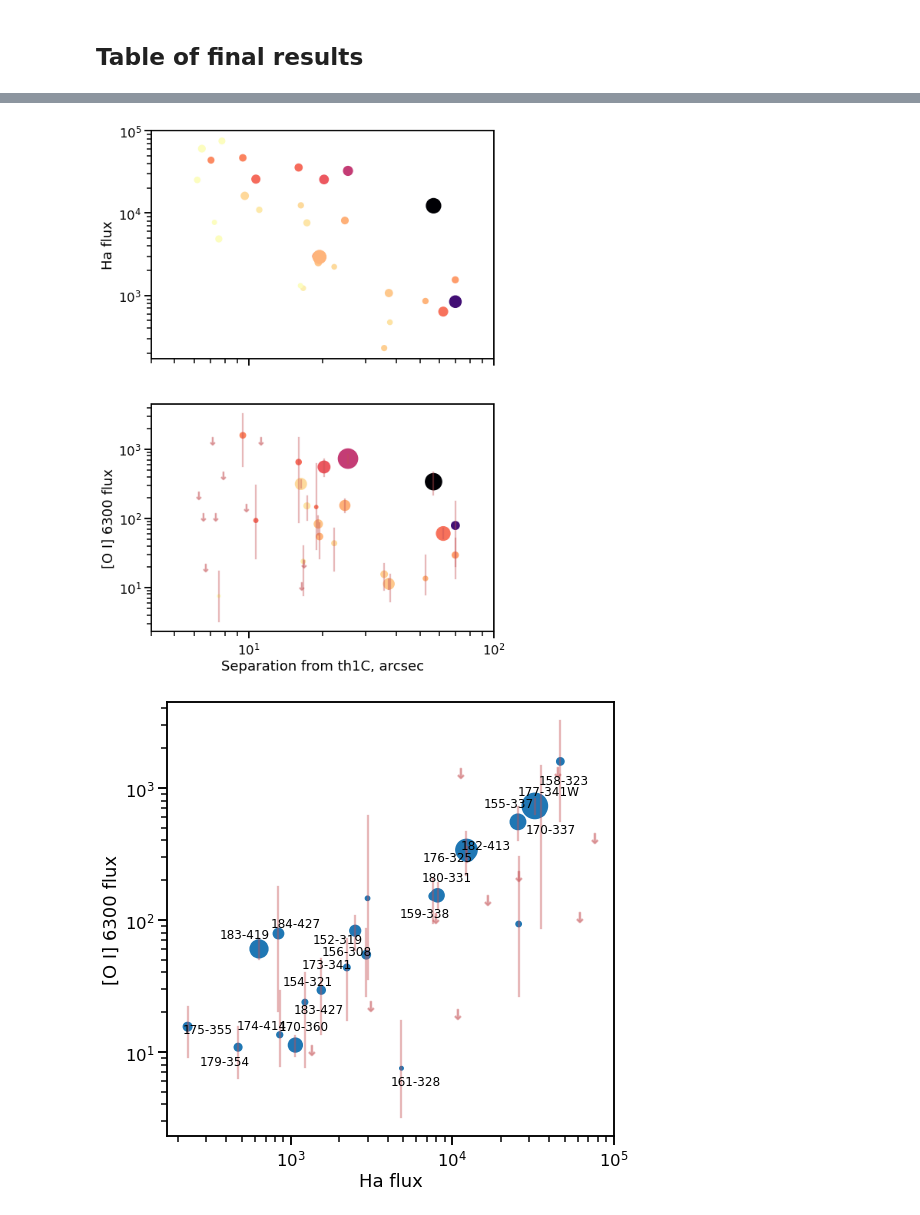
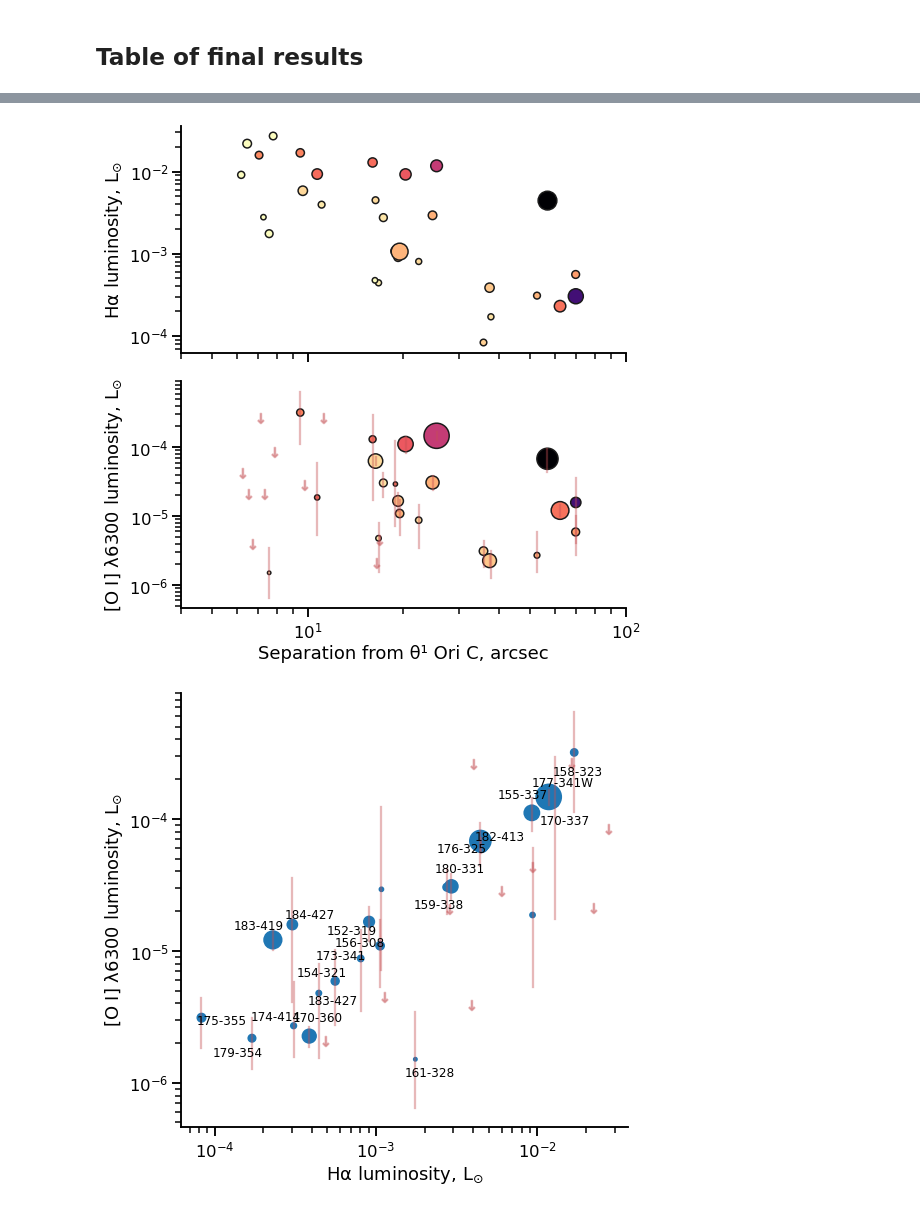
Before and after one commit to will-henney/neutral-proplyds, a Jupyter notebook: notebooks/02-all-proplyds-PC.ipynb, the cells around one changed output, grey strips where cells are left out. Saved outputs shown, nothing was run; the diff lists cells and outputs as text; code cells hidden in the pictures.

Commit message:
Finish the absolute calibration and save some figures

```diff
--- a/notebooks/02-all-proplyds-PC.ipynb
+++ b/notebooks/02-all-proplyds-PC.ipynb
@@ -799,0 +807,3 @@ OK, that seems to be working more or less as designed.
+# %%
+F0_oi = 3.822e-17 * u.erg / u.s / u.cm**2
+F0_ha = 6.86e-17 * u.erg / u.s / u.cm**2
@@ -811,10 +829,10 @@ for row in source_table:
         {
             "Name": pres.pp.name.split()[0],
             "Sep": row["Sep"],
-            "F_ha": pres.flux_ha,
-            "F_oi": pres.flux_oi,
-            "F_oi_lo": pres.flux_oi_lo,
-            "F_oi_hi": pres.flux_oi_hi,
+            "L_ha": pres.flux_ha * L0_ha,
+            "L_oi": pres.flux_oi * L0_oi,
+            "L_oi_lo": pres.flux_oi_lo * L0_oi,
+            "L_oi_hi": pres.flux_oi_hi * L0_oi,
             "F_cont": pres.flux_cont,
             "r_ha": pres.r_ha * u.arcsec,
             "r_oi": pres.r_oi * u.arcsec,
@@ -826,9 +844,9 @@ results_table = QTable(results)
 results_table.add_index("Name")
 for col in results_table.itercols():
     if col.info.unit == "arcsec":
-        col.info.format = ".2f"
-    if col.info.name.startswith("F_"):
-        col.info.format = ".3g"
+        col.info.format = ".3f"
+    if col.info.name[:2] in ["F_", "L_"]:
+        col.info.format = ".3e"
     if col.info.name in ["s/n"]:
         col.info.format = ".2f"
 # %%
@@ -850,7 +868,7 @@ F_oi_hi float64           .3g   Column     0
     s/n float64           .2f   Column     1
 # %%
-upper_limits = results_table["F_oi_lo"] <= 0.0
-results_table["F_oi"][upper_limits] = np.nan
+upper_limits = results_table["L_oi_lo"] <= 0.0
+results_table["L_oi"][upper_limits] = np.nan
 invalid_cont = results_table["F_cont"] <= 0.0
 results_table["F_cont"][invalid_cont] = np.nan
 # %%
@@ -878,47 +896,51 @@ QTable length=33
 # %%
-fig, axes = plt.subplots(2, 1, sharex=True, figsize=(8, 12))
+fig, axes = plt.subplots(2, 1, sharex=True, figsize=(8, 8))
 axes[0].scatter(
     "Sep",
-    "F_ha",
+    "L_ha",
     data=results_table,
     s=30 * results_table["r_ha"] / 0.05,
     c="r_oi",
     cmap="magma_r",
+    edgecolor="k",
 )
 axes[1].scatter(
     "Sep",
-    "F_oi",
+    "L_oi",
     data=results_table,
     s=30 * results_table["s/n"] * results_table["r_oi"] / 0.05,
     c="r_oi",
     cmap="magma_r",
+    edgecolor="k",
 )
 for row in results_table:
-    if np.isfinite(row["F_oi"]):
+    if np.isfinite(row["L_oi"]):
         axes[1].plot(
             [row["Sep"].value, row["Sep"].value],
-            [row["F_oi_lo"], row["F_oi_hi"]],
+            [row["L_oi_lo"].value, row["L_oi_hi"].value],
             color="r",
             alpha=0.4,
         )
     else:
         axes[1].scatter(
             row["Sep"].value,
-            row["F_oi_hi"],
+            row["L_oi_hi"].value,
             marker="$\downarrow$",
             color="r",
             s=100,
             alpha=0.4,
         )
 for ax in axes:
     ax.set(
         xscale="log",
         yscale="log",
         xlim=[4.0, 100.0],
     )
-axes[-1].set_xlabel("Separation from th1C, arcsec")
-axes[0].set_ylabel("Ha flux")
-axes[1].set_ylabel("[O I] 6300 flux")
+axes[-1].set_xlabel("Separation from θ¹ Ori C, arcsec")
+axes[0].set_ylabel("Hα luminosity, L$_⊙$")
+axes[1].set_ylabel("[O I] λ6300 luminosity, L$_⊙$")
+sns.despine()
+fig.tight_layout()
 ...;
 # %% [output]
-[figure, old version]
+[figure, new version]
@@ -925,24 +950,24 @@ axes[1].set_ylabel("[O I] 6300 flux")
 # %%
 fig, ax = plt.subplots(figsize=(8, 8))
 ax.scatter(
-    "F_ha",
-    "F_oi",
+    "L_ha",
+    "L_oi",
     data=results_table,
     s=30 * results_table["s/n"] * results_table["r_oi"] / 0.05,
 )
 th = 0.8
 for row in results_table:
-    if np.isfinite(row["F_oi"]):
+    if np.isfinite(row["L_oi"]):
         ax.plot(
-            [row["F_ha"], row["F_ha"]],
-            [row["F_oi_lo"], row["F_oi_hi"]],
+            [row["L_ha"].value, row["L_ha"].value],
+            [row["L_oi_lo"].value, row["L_oi_hi"].value],
             color="r",
             alpha=0.4,
         )
     else:
         ax.scatter(
-            row["F_ha"],
-            row["F_oi_hi"],
+            row["L_ha"].value,
+            row["L_oi_hi"].value,
             marker="$\downarrow$",
             color="r",
             s=100,
@@ -951,7 +976,7 @@ for row in results_table:
     if row["s/n"] > 0.5:
         ax.annotate(
             row["Name"],
-            (row["F_ha"], row["F_oi"]),
+            (row["L_ha"].value, row["L_oi"].value),
             xytext=(20 * np.cos(th), 20 * np.sin(th)),
             textcoords='offset points',
             ha="center",
@@ -960,11 +985,12 @@ for row in results_table:
         )
         th += 2.2
 ax.set(
-    xlabel="Ha flux",
-    ylabel="[O I] 6300 flux",
+    xlabel="Hα luminosity, L$_⊙$",
+    ylabel="[O I] λ6300 luminosity, L$_⊙$",
     xscale="log",
     yscale="log",
 )
+sns.despine()
 ...;
 # %% [output]
-[figure, old version]
+[figure, new version]
```
Also changed, not shown: parts of 10 cells of this notebook, 10 other files.
